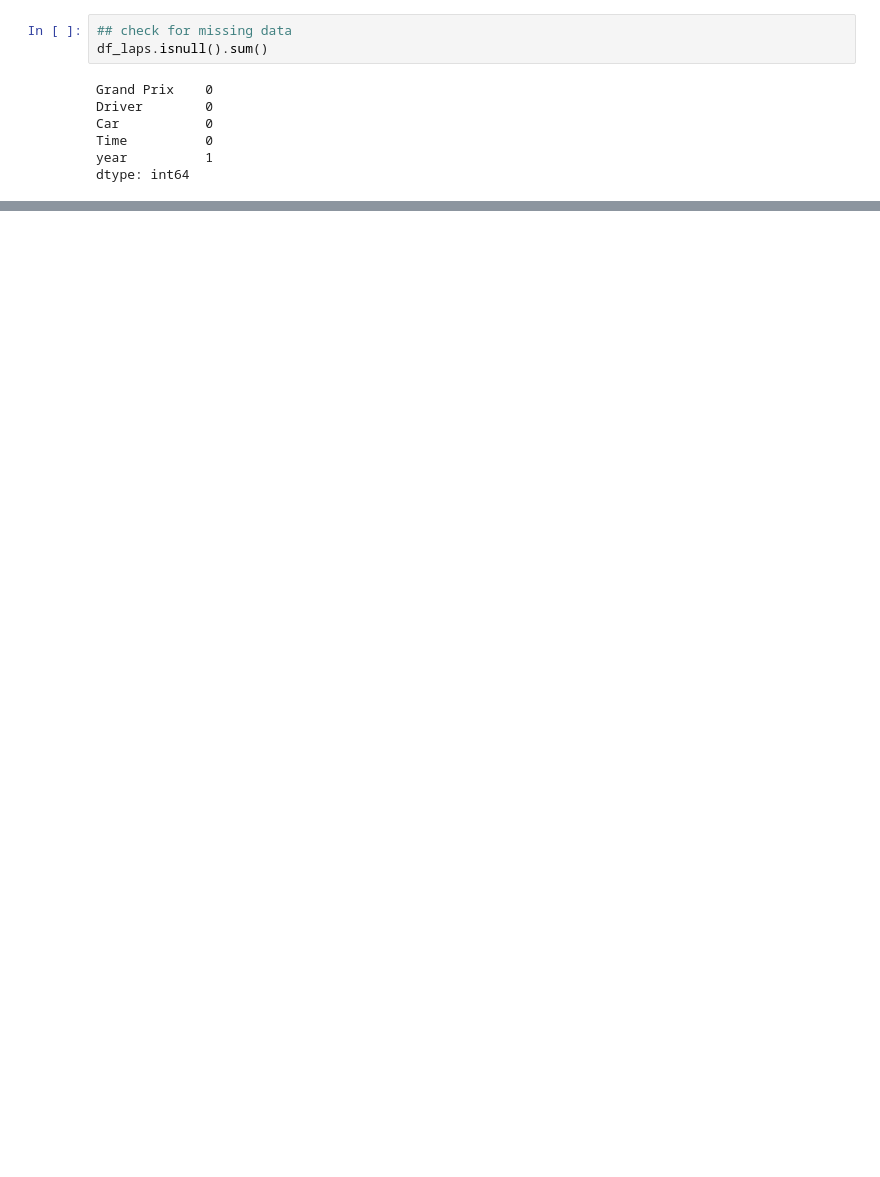
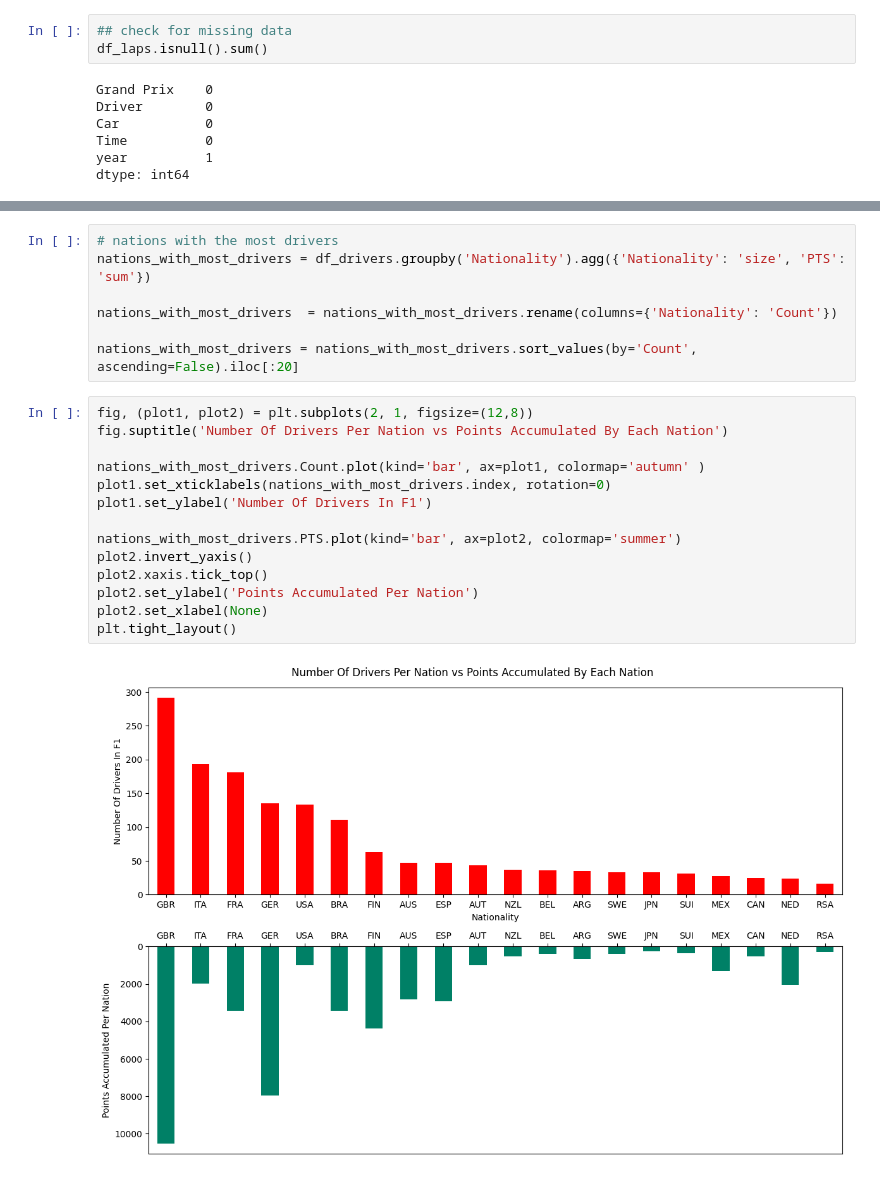
Before and after one commit to amirrj/Formula-One-Analysis, a Jupyter notebook: Formula-One-Analysis.ipynb, the cells around one changed output, grey strips where cells are left out. Drawn from its saved outputs; the diff is of its cells as text; blank space fills up the shorter version.

```diff
--- a/Formula-One-Analysis.ipynb
+++ b/Formula-One-Analysis.ipynb
@@ -93,0 +196,23 @@ dtype: int64
+# %%
+# nations with the most drivers
+nations_with_most_drivers = df_drivers.groupby('Nationality').agg({'Nationality': 'size', 'PTS': 'sum'})
+
+nations_with_most_drivers  = nations_with_most_drivers.rename(columns={'Nationality': 'Count'})
+
+nations_with_most_drivers = nations_with_most_drivers.sort_values(by='Count', ascending=False).iloc[:20]
+# %%
+fig, (plot1, plot2) = plt.subplots(2, 1, figsize=(12,8))
+fig.suptitle('Number Of Drivers Per Nation vs Points Accumulated By Each Nation')
+
+nations_with_most_drivers.Count.plot(kind='bar', ax=plot1, colormap='autumn' )
+plot1.set_xticklabels(nations_with_most_drivers.index, rotation=0)
+plot1.set_ylabel('Number Of Drivers In F1')
+
+nations_with_most_drivers.PTS.plot(kind='bar', ax=plot2, colormap='summer')
+plot2.invert_yaxis()
+plot2.xaxis.tick_top()
+plot2.set_ylabel('Points Accumulated Per Nation')
+plot2.set_xlabel(None)
+plt.tight_layout()
+# %% [output]
+[figure, added]
```
Also changed, not shown: parts of 17 cells of this notebook.
